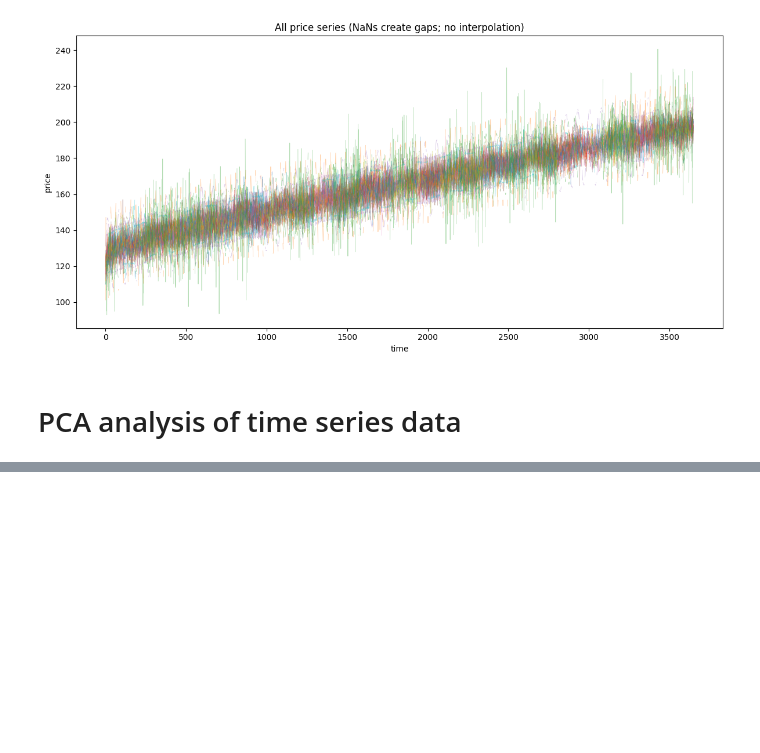
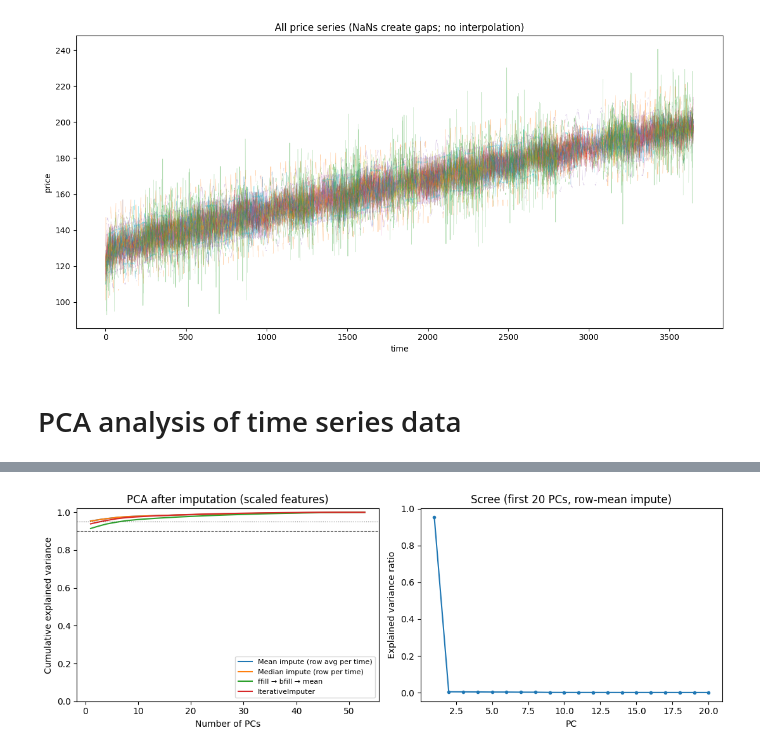
Before and after one commit to Nikhilesh-B/LimestoneDataChallengeMIT2026, a Jupyter notebook: Problem1/Problem1.ipynb, the cells around one changed output, grey strips where cells are left out. Cells and saved outputs as stored; diff of their text form; code cells hidden in the pictures; blank space fills up the shorter version.

```diff
--- a/Problem1/Problem1.ipynb
+++ b/Problem1/Problem1.ipynb
@@ -303,0 +340,83 @@ submit_answer_1(placeholder_example_solution_for_format())  # You must submit yo
+# %%
+
+# Numeric price columns only (same panel as DF)
+price_cols = DF.select_dtypes(include=[np.number]).columns
+X_raw = DF[price_cols].copy()
+
+# Row-mean fill: each NA at time t is filled with the mean of *observed* prices that row (cross-section that day)
+row_means = X_raw.mean(axis=1)
+DF_filled_row_mean = X_raw.T.fillna(row_means).T
+# If a whole row is NaN, row mean is NaN — fall back to 0 for PCA
+DF_filled_row_mean = DF_filled_row_mean.fillna(0.0)
+
+row_medians = X_raw.median(axis=1)
+X_median = X_raw.T.fillna(row_medians).T.fillna(0.0)
+
+# Time-ordered simple fill: carry last known, then next known, then column mean
+X_ffill = X_raw.ffill().bfill().fillna(X_raw.mean()).fillna(0.0)
+
+# Row/column structured imputation (slower; uses cross-sectional info)
+_iter = IterativeImputer(max_iter=15, random_state=0)
+X_iter = pd.DataFrame(
+    _iter.fit_transform(X_raw),
+    index=X_raw.index,
+    columns=X_raw.columns,
+)
+
+
+def pca_report(X: pd.DataFrame, title: str) -> np.ndarray:
+    pipe = Pipeline(
+        [
+            ("scale", StandardScaler()),
+            ("pca", PCA()),
+        ]
+    )
+    pipe.fit(X)
+    pca = pipe.named_steps["pca"]
+    evr = pca.explained_variance_ratio_
+    cum = np.cumsum(evr)
+    print(f"\n=== {title} ===")
+    for thr in (0.80, 0.90, 0.95):
+        k = int(np.searchsorted(cum, thr) + 1)
+        print(f"  PCs for ≥{thr:.0%} variance: {k} (cumulative {cum[k - 1]:.4f})")
+    print(
+        f"  PC1–3 share: {evr[0]:.4f}, {evr[1]:.4f}, {evr[2]:.4f} "
+        f"(total first 3: {cum[2]:.4f})"
+    )
+    return cum
+
+
+datasets = {
+    "Mean impute (row avg per time)": DF_filled_row_mean,
+    "Median impute (row per time)": X_median,
+    "ffill → bfill → mean": X_ffill,
+    "IterativeImputer": X_iter,
+}
+
+curves = {name: pca_report(data, name) for name, data in datasets.items()}
+
+fig, axes = plt.subplots(1, 2, figsize=(11, 4))
+x = np.arange(1, len(next(iter(curves.values()))) + 1)
+for name, cum in curves.items():
+    axes[0].plot(x, cum, label=name, linewidth=1.5)
+axes[0].axhline(0.9, color="k", linestyle="--", linewidth=0.8, alpha=0.6)
+axes[0].axhline(0.95, color="k", linestyle=":", linewidth=0.8, alpha=0.6)
+axes[0].set_xlabel("Number of PCs")
+axes[0].set_ylabel("Cumulative explained variance")
+axes[0].set_title("PCA after imputation (scaled features)")
+axes[0].legend(loc="lower right", fontsize=8)
+axes[0].set_ylim(0, 1.02)
+
+# Scree for the mean-imputed panel (primary baseline)
+pipe_mean = Pipeline(
+    [("scale", StandardScaler()), ("pca", PCA())]
+)
+pipe_mean.fit(DF_filled_row_mean)
+evr_m = pipe_mean.named_steps["pca"].explained_variance_ratio_
+axes[1].plot(np.arange(1, min(21, len(evr_m) + 1)), evr_m[:20], marker="o", ms=3)
+axes[1].set_xlabel("PC")
+axes[1].set_ylabel("Explained variance ratio")
+axes[1].set_title("Scree (first 20 PCs, row-mean impute)")
+plt.tight_layout()
+plt.show()
+# %% [output]
@@ -303,0 +440 @@ submit_answer_1(placeholder_example_solution_for_format())  # You must submit yo
+[figure, added]
```
Also changed, not shown: parts of 32 cells of this notebook, 2 other files.
